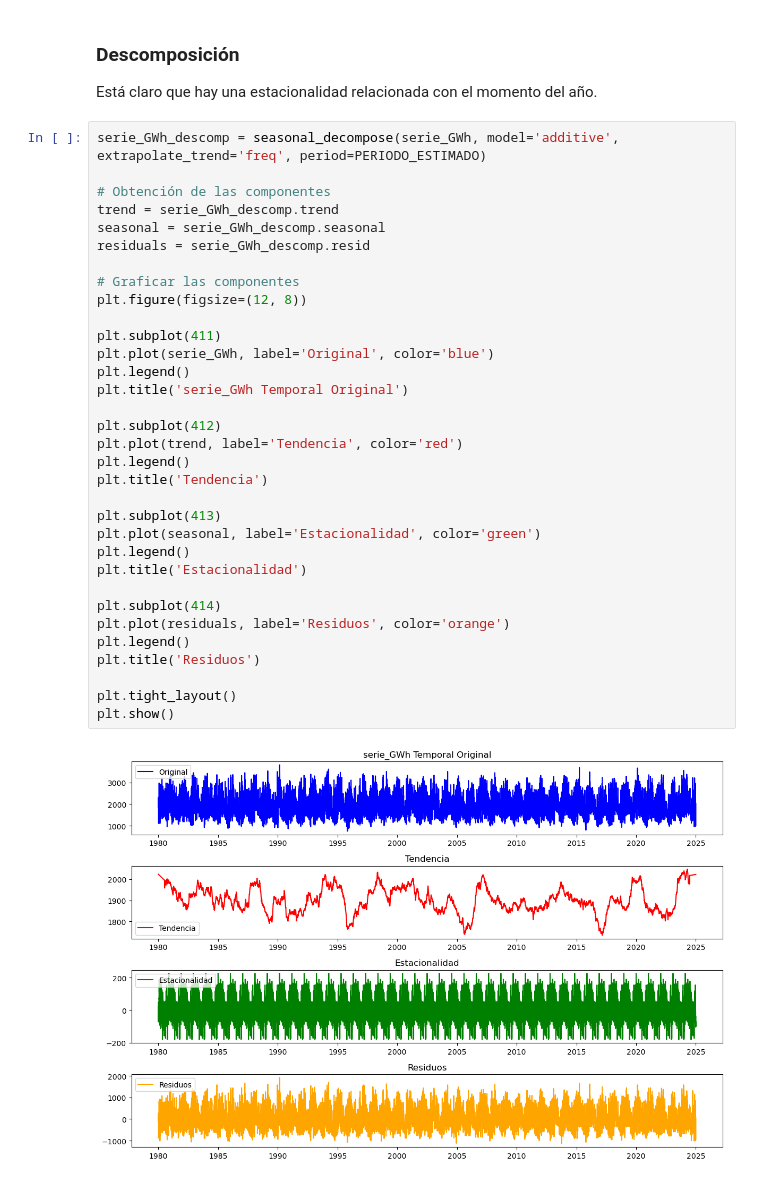
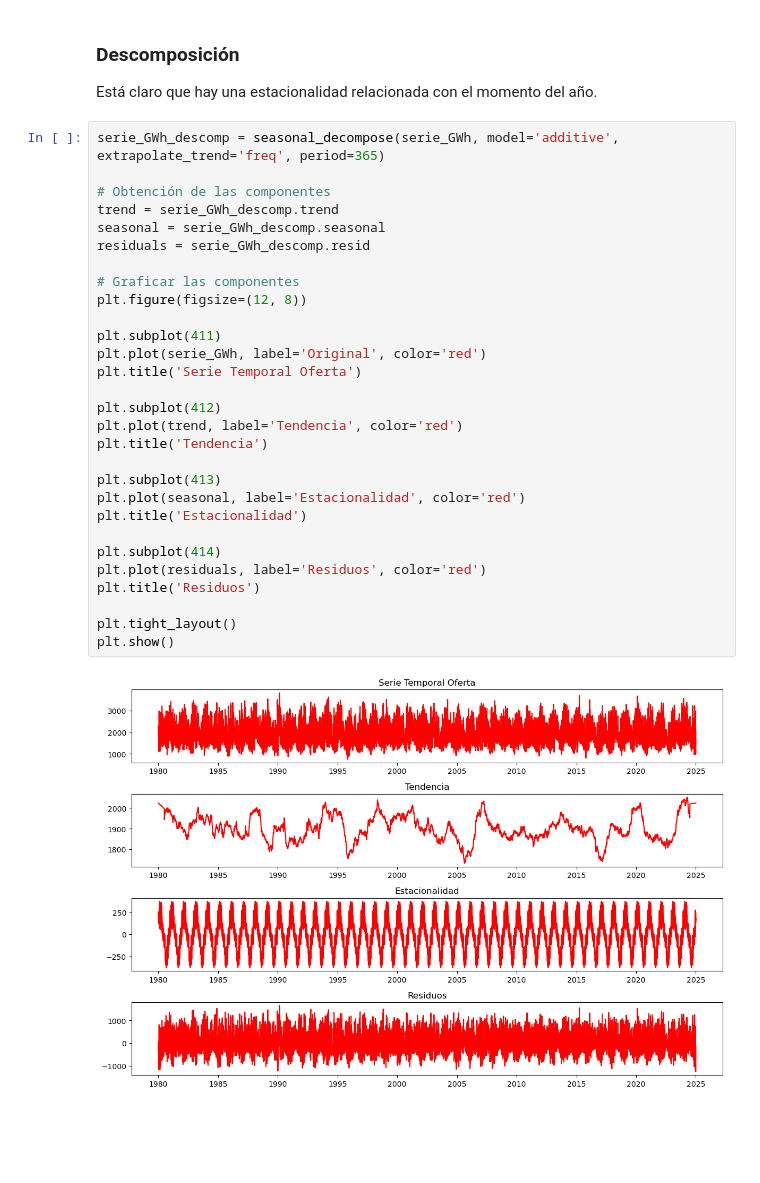
Before and after one commit to TFG-GMAT24017/01_Series_Temporales, a Jupyter notebook: Oferta_Renovables/01_caracterizar_serie_oferta_GWh.ipynb, the cells around one changed output. Saved outputs shown, nothing was run; the diff lists cells and outputs as text; blank space fills up the shorter version.

````diff
--- a/Oferta_Renovables/01_caracterizar_serie_oferta_GWh.ipynb
+++ b/Oferta_Renovables/01_caracterizar_serie_oferta_GWh.ipynb
@@ -357,40 +393,36 @@ dtype: float64
 ### Descomposición
 Está claro que hay una estacionalidad relacionada con el momento del año.
 # %%
-serie_GWh_descomp = seasonal_decompose(serie_GWh, model='additive', extrapolate_trend='freq', period=PERIODO_ESTIMADO)
+serie_GWh_descomp = seasonal_decompose(serie_GWh, model='additive', extrapolate_trend='freq', period=365)
 
 # Obtención de las componentes
 trend = serie_GWh_descomp.trend
 seasonal = serie_GWh_descomp.seasonal
 residuals = serie_GWh_descomp.resid
 
 # Graficar las componentes
 plt.figure(figsize=(12, 8))
 
 plt.subplot(411)
-plt.plot(serie_GWh, label='Original', color='blue')
-plt.legend()
-plt.title('serie_GWh Temporal Original')
+plt.plot(serie_GWh, label='Original', color='red')
+plt.title('Serie Temporal Oferta')
 
 plt.subplot(412)
 plt.plot(trend, label='Tendencia', color='red')
-plt.legend()
 plt.title('Tendencia')
 
 plt.subplot(413)
-plt.plot(seasonal, label='Estacionalidad', color='green')
-plt.legend()
+plt.plot(seasonal, label='Estacionalidad', color='red')
 plt.title('Estacionalidad')
 
 plt.subplot(414)
-plt.plot(residuals, label='Residuos', color='orange')
-plt.legend()
+plt.plot(residuals, label='Residuos', color='red')
 plt.title('Residuos')
 
 plt.tight_layout()
 plt.show()
 # %% [output]
-[figure, old version]
+[figure, new version]
 # %% [markdown]
 ## FINDINGS
 - ```d=0``` :  serie estacionaria según test ADF y KPSS
````
Also changed, not shown: parts of 5 cells of this notebook, 5 other files.
